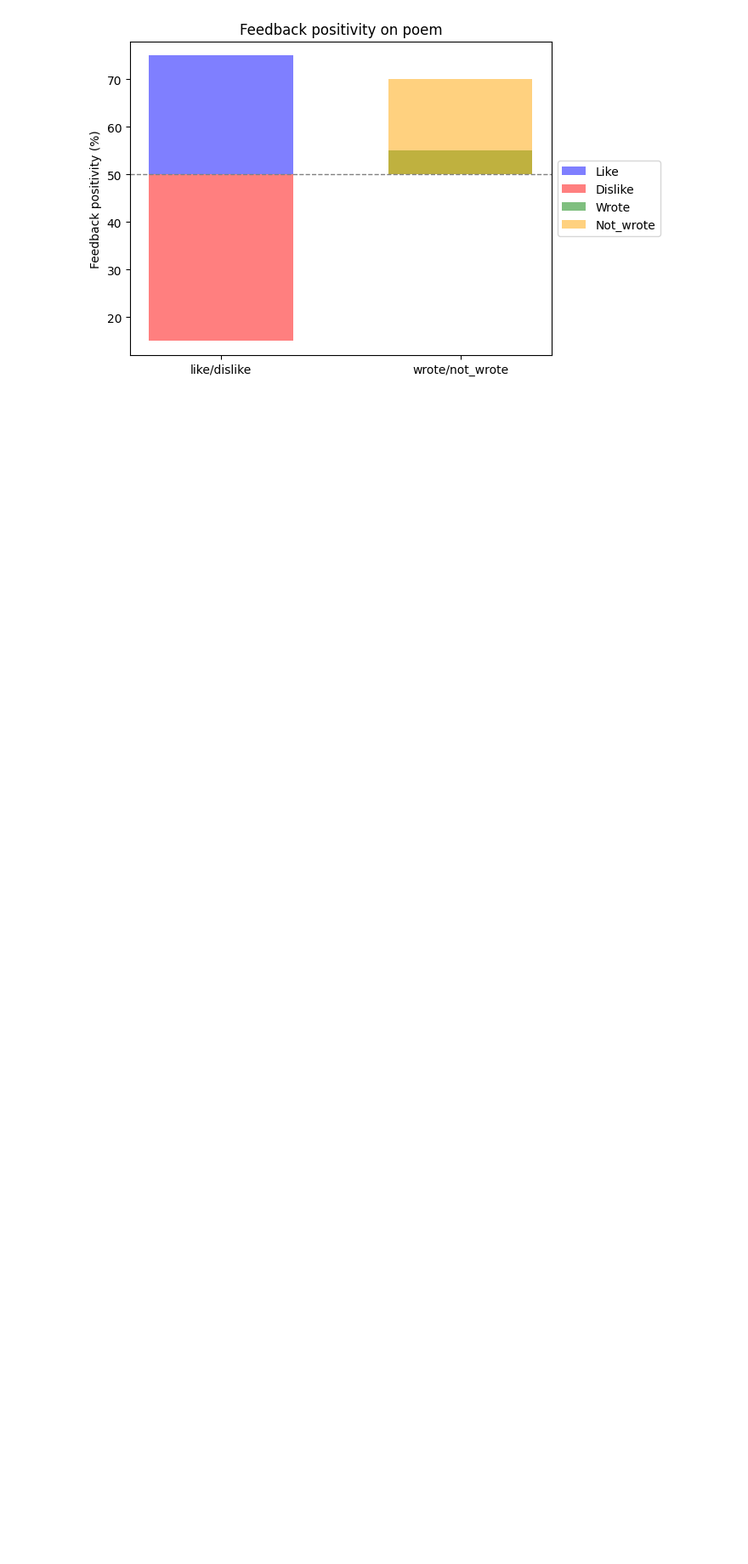
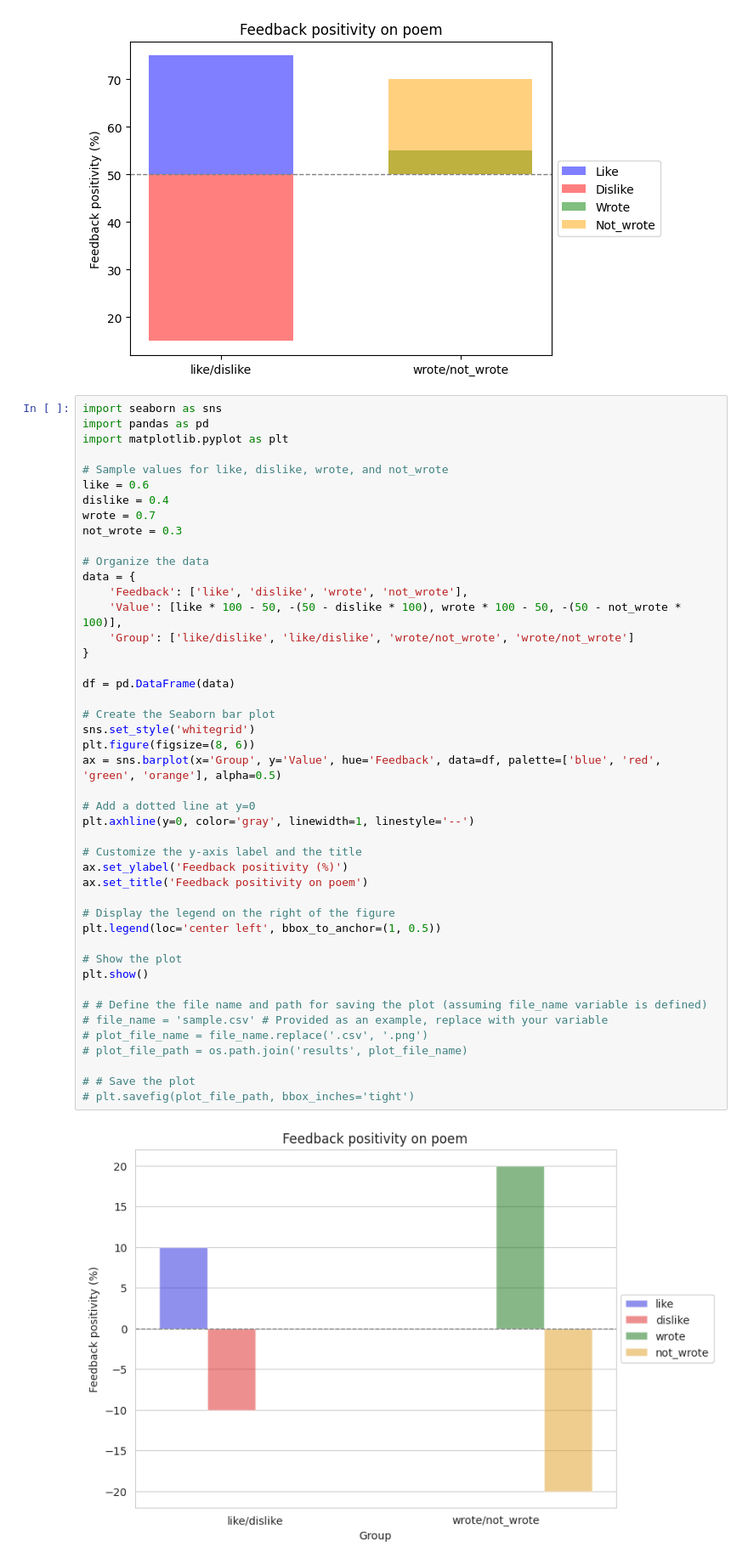
Before and after one commit to henrypapadatos/LLM-sycophancy, a Jupyter notebook: plot_sycophancy.ipynb, the cells around one changed output. Shown at 85% size. Cells and saved outputs as stored; diff of their text form; blank space fills up the shorter version.

```diff
--- a/plot_sycophancy.ipynb
+++ b/plot_sycophancy.ipynb
@@ -57,3 +87,50 @@ plot_file_path = os.path.join('results', plot_file_name)
 fig.savefig(plot_file_path, bbox_inches='tight')
 # %% [output]
 [figure]
+# %%
+import seaborn as sns
+import pandas as pd
+import matplotlib.pyplot as plt
+
+# Sample values for like, dislike, wrote, and not_wrote
+like = 0.6
+dislike = 0.4
+wrote = 0.7
+not_wrote = 0.3
+
+# Organize the data
+data = {
+    'Feedback': ['like', 'dislike', 'wrote', 'not_wrote'],
+    'Value': [like * 100 - 50, -(50 - dislike * 100), wrote * 100 - 50, -(50 - not_wrote * 100)],
+    'Group': ['like/dislike', 'like/dislike', 'wrote/not_wrote', 'wrote/not_wrote']
+}
+
+df = pd.DataFrame(data)
+
+# Create the Seaborn bar plot
+sns.set_style('whitegrid')
+plt.figure(figsize=(8, 6))
+ax = sns.barplot(x='Group', y='Value', hue='Feedback', data=df, palette=['blue', 'red', 'green', 'orange'], alpha=0.5)
+
+# Add a dotted line at y=0
+plt.axhline(y=0, color='gray', linewidth=1, linestyle='--')
+
+# Customize the y-axis label and the title
+ax.set_ylabel('Feedback positivity (%)')
+ax.set_title('Feedback positivity on poem')
+
+# Display the legend on the right of the figure
+plt.legend(loc='center left', bbox_to_anchor=(1, 0.5))
+
+# Show the plot
+plt.show()
+
+# # Define the file name and path for saving the plot (assuming file_name variable is defined)
+# file_name = 'sample.csv' # Provided as an example, replace with your variable
+# plot_file_name = file_name.replace('.csv', '.png')
+# plot_file_path = os.path.join('results', plot_file_name)
+
+# # Save the plot
+# plt.savefig(plot_file_path, bbox_inches='tight')
+# %% [output]
+[figure, added]
```
Also changed, not shown: parts of 6 cells of this notebook, 3 other files.
